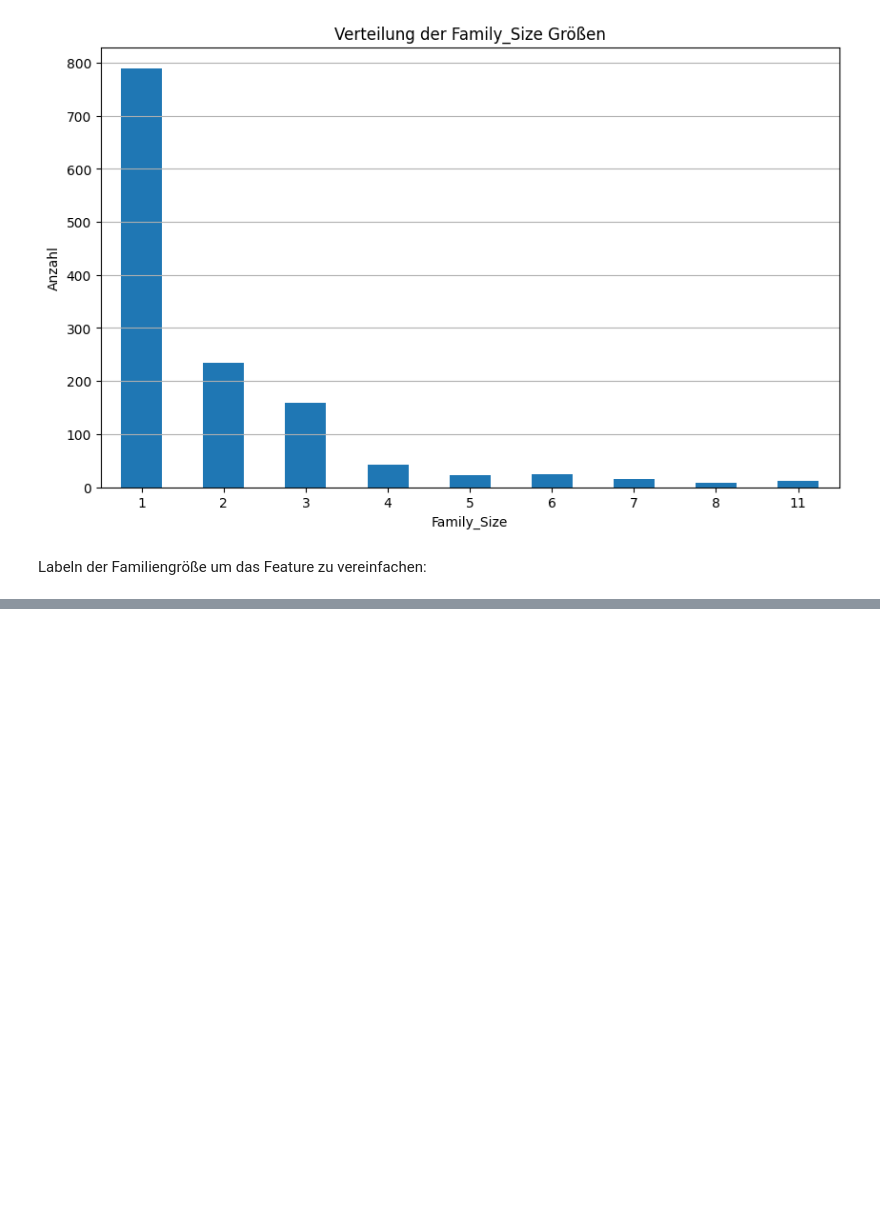
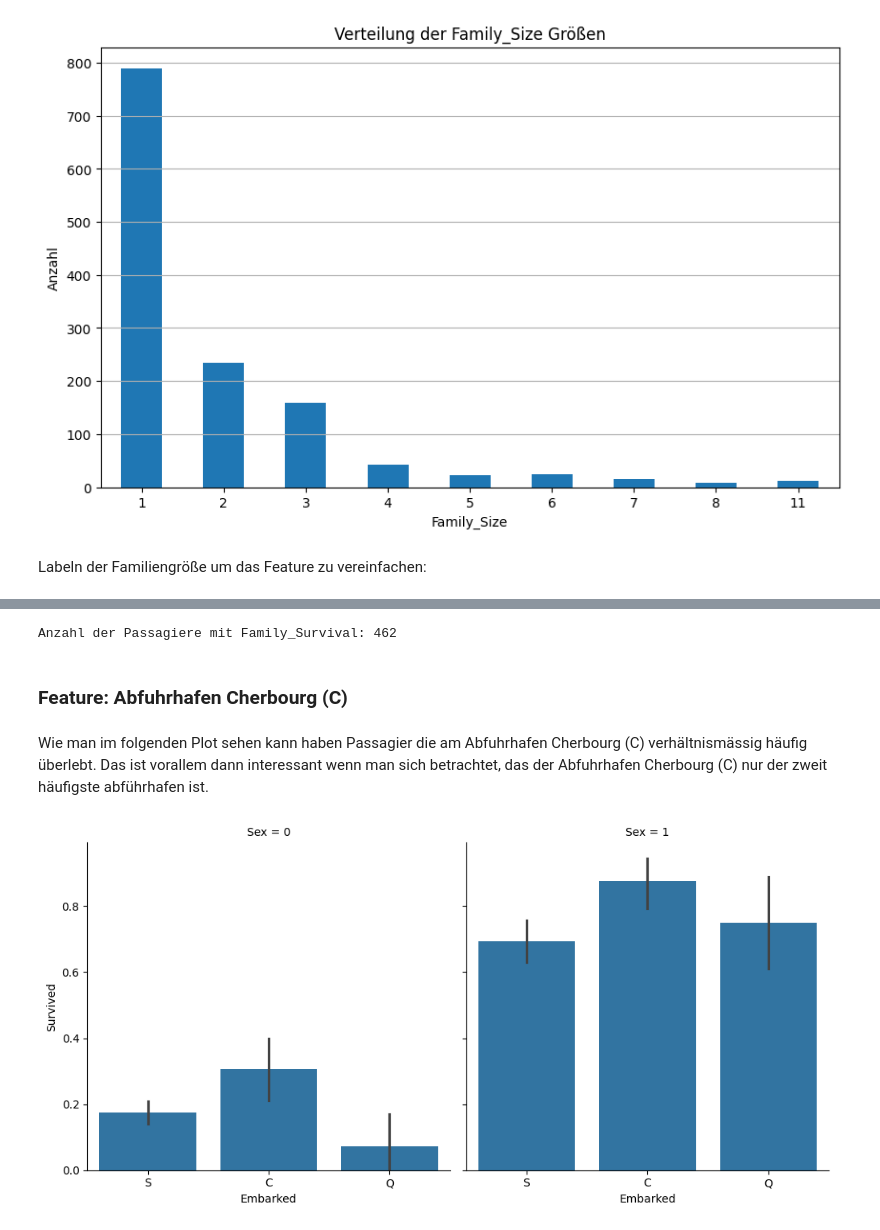
Before and after one commit to IvanBirkmaier/titanic_challenge, a Jupyter notebook: Ivan_Birkmaier_ai23m049.ipynb, the cells around one changed output, grey strips where cells are left out. Drawn from its saved outputs; the diff is of its cells as text; code cells hidden in the pictures; blank space fills up the shorter version.

```diff
--- a/Ivan_Birkmaier_ai23m049.ipynb
+++ b/Ivan_Birkmaier_ai23m049.ipynb
@@ -522,12 +547,15 @@ plt.show()
 # Miss
 feature_engineering_df['Titel'] = feature_engineering_df['Titel'].replace(['Mlle', 'Mme','Ms'], 'Miss')
 # Mrs
-feature_engineering_df['Titel'] = feature_engineering_df['Titel'].replace(['Lady','Countess','Dona'], 'Mrs')
+feature_engineering_df['Titel'] = feature_engineering_df['Titel'].replace(['Lady','the Countess','Dona'], 'Mrs')
 # Mr
 feature_engineering_df['Titel'] = feature_engineering_df['Titel'].replace(['Major', 'Col', 'Sir', 'Don', 'Jonkheer', 'Capt'], 'Mr')
+# Extra (Titelgruppe bei der ich Männer und Frauen enddeckt habe)
+feature_engineering_df['Titel'] = feature_engineering_df['Titel'].replace(['Dr', 'Rev'], 'Mixed')
+
 
 # Titel als numerisches Feature
-title_mapping = {"Mr": 1, "Miss": 2, "Mrs": 3, "Master": 4, "Rare": 5}
+title_mapping = {"Mr": 1, "Miss": 2, "Mrs": 3, "Master": 4, "Mixed": 5}
 feature_engineering_df['Num_Titel'] = feature_engineering_df['Titel'].map(title_mapping)
 feature_engineering_df.head(2)
 # %% [output]
@@ -730,11 +664,0 @@ feature_engineering_df['Is_from_Cherbourg'] = feature_engineering_df.apply(calcu
-# %%
-# fare bins
-feature_engineering_df['FareBin'] = pd.qcut(feature_engineering_df['Fare'], 5)
-label = LabelEncoder()
-feature_engineering_df['FareBin_Code'] = label.fit_transform(feature_engineering_df['FareBin'])
-feature_engineering_df.drop(['Fare'], inplace=True, axis=1)
-# # age bins
-# feature_engineering_df['AgeBin'] = pd.qcut(feature_engineering_df['Age'], 4)
-# label = LabelEncoder()
-# feature_engineering_df['AgeBin_Code'] = label.fit_transform(feature_engineering_df['AgeBin'])
-# feature_engineering_df.drop(['Age'], axis= 1, inplace=True)
@@ -823,0 +687,28 @@ temp.to_csv("submission_test.csv", index = False)
+# %%
+def berechne_familien_und_ticket_überlebensrate(df):
+    # 50/50 Überlebensrate (egal ob mann frau oder kind)
+    df['Family_Survival'] = 0.5
+
+    for group_feature in [['Surname', 'Fare'], ['Ticket']]:
+        for _, grp_df in df.groupby(group_feature):
+            if len(grp_df) > 1: # wenn es eine gruppe ist
+                if any(grp_df['Survived'] == 1):
+                    df.loc[grp_df.index, 'Family_Survival'] = 1
+                elif all(grp_df['Survived'] == 0):
+                    df.loc[grp_df.index, 'Family_Survival'] = 0
+
+    return df
+feature_engineering_df = berechne_familien_und_ticket_überlebensrate(feature_engineering_df)
+print("Anzahl der Passagiere mit Family_Survival:", len(feature_engineering_df.loc[feature_engineering_df['Family_Survival'] != 0.5]))
+# %% [output]
+Anzahl der Passagiere mit Family_Survival: 462
+# %% [markdown]
+<a id="15"></a>
+### Feature: Abfuhrhafen Cherbourg (C)
+# %% [markdown]
+Wie man im folgenden Plot sehen kann haben Passagier die am Abfuhrhafen Cherbourg (C) verhältnismässig häufig überlebt. Das ist vorallem dann interessant wenn man sich betrachtet, das der Abfuhrhafen Cherbourg (C) nur der zweit häufigste abführhafen ist.
+# %%
+sns.catplot(x = 'Embarked', y = 'Survived', kind = 'bar', data = feature_engineering_df, col = 'Sex')
+plt.show()
+# %% [output]
+[figure, added]
```
Also changed, not shown: parts of 99 cells of this notebook, 26 other files.
